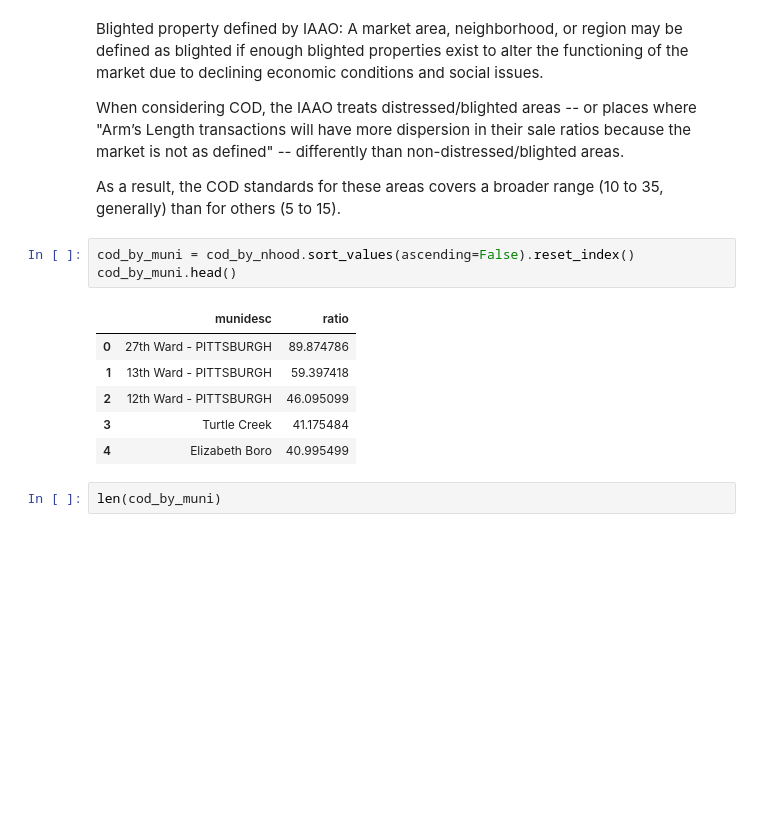
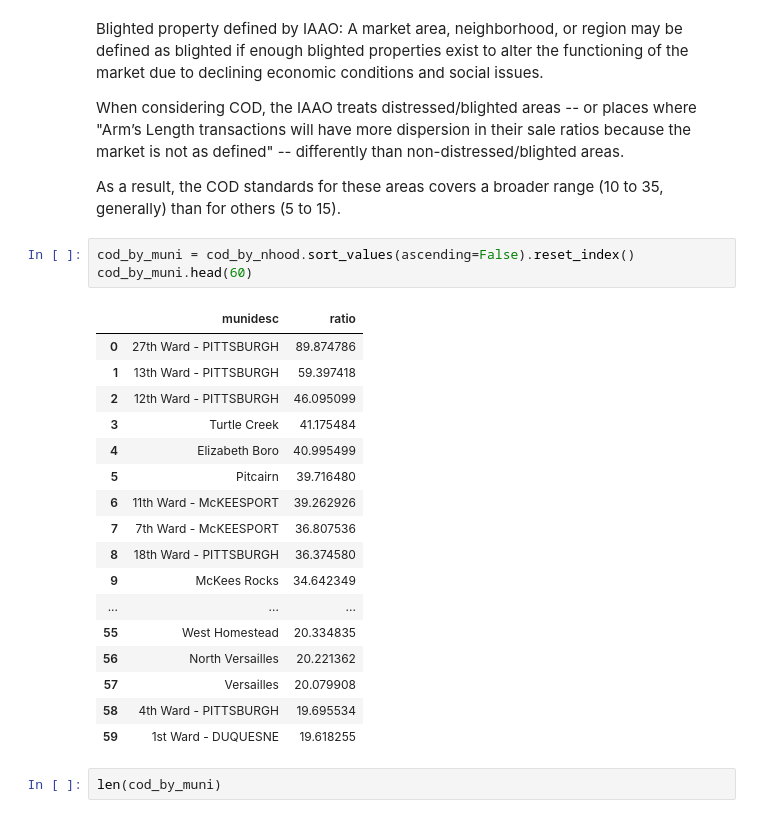
Before and after one commit to miahollie/20260817-prop-reassessments, a Jupyter notebook: prop_analysis.ipynb, the cells around one changed output. Saved outputs shown, nothing was run; the diff lists cells and outputs as text; blank space fills up the shorter version.

```diff
--- a/prop_analysis.ipynb
+++ b/prop_analysis.ipynb
@@ -324,14 +320,25 @@ When considering COD, the IAAO treats distressed/blighted areas -- or places whe
 As a result, the COD standards for these areas covers a broader range (10 to 35, generally) than for others (5 to 15).
 # %%
 cod_by_muni = cod_by_nhood.sort_values(ascending=False).reset_index()
-cod_by_muni.head()
+cod_by_muni.head(60)
 # %% [output]
 |  | munidesc | ratio |
 | 0 | 27th Ward - PITTSBURGH | 89.874786 |
 | 1 | 13th Ward - PITTSBURGH | 59.397418 |
 | 2 | 12th Ward - PITTSBURGH | 46.095099 |
 | 3 | Turtle Creek | 41.175484 |
 | 4 | Elizabeth Boro | 40.995499 |
+| 5 | Pitcairn | 39.716480 |
+| 6 | 11th Ward - McKEESPORT | 39.262926 |
+| 7 | 7th Ward - McKEESPORT | 36.807536 |
+| 8 | 18th Ward - PITTSBURGH | 36.374580 |
+| 9 | McKees Rocks | 34.642349 |
+| ... | ... | ... |
+| 55 | West Homestead | 20.334835 |
+| 56 | North Versailles | 20.221362 |
+| 57 | Versailles | 20.079908 |
+| 58 | 4th Ward - PITTSBURGH | 19.695534 |
+| 59 | 1st Ward - DUQUESNE | 19.618255 |
 # %%
 len(cod_by_muni)
 # %% [output]
```
Also changed, not shown: parts of 1 cell of this notebook.
